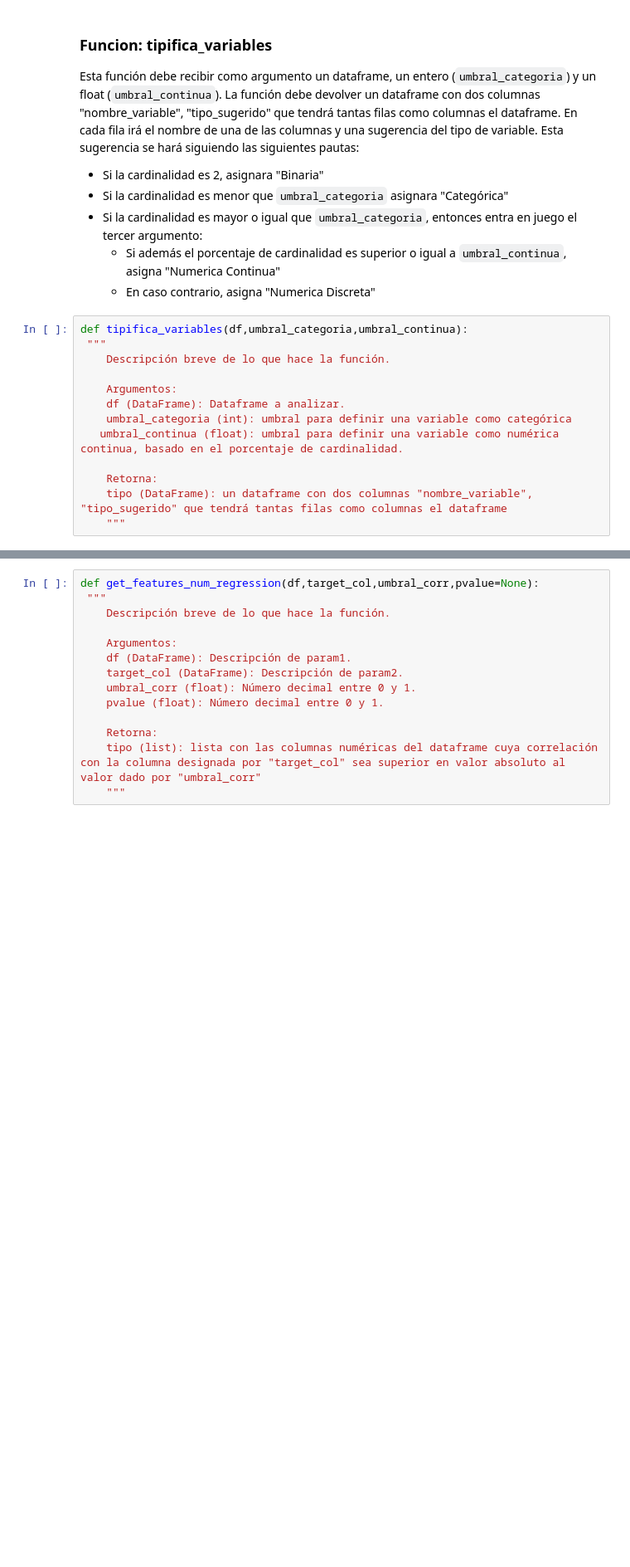
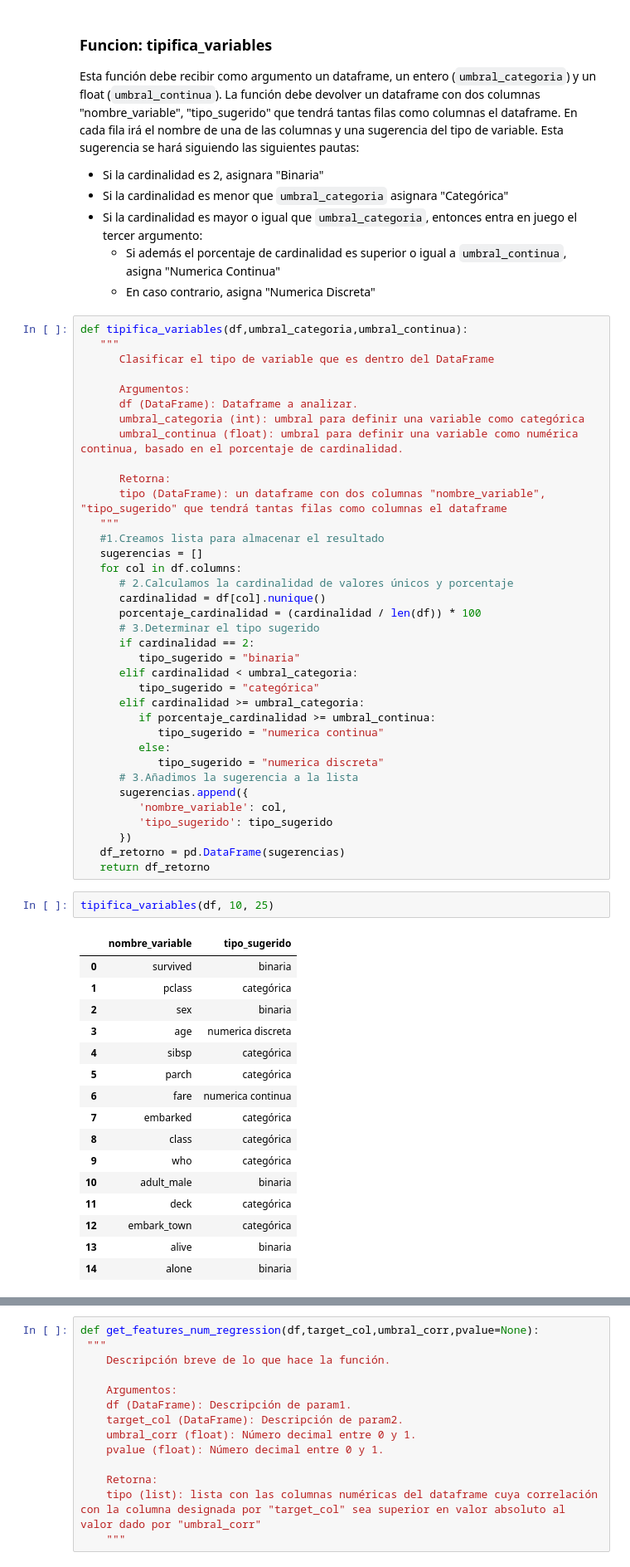
Before and after one commit to 94gema/TOOLBOX_THEBRIDGE, a Jupyter notebook: Team_Challenge_ToolBox_Iv2.ipynb, the cells around one changed output, grey strips where cells are left out. Shown at 83% size. Saved outputs shown, nothing was run; the diff lists cells and outputs as text; blank space fills up the shorter version.

```diff
--- a/Team_Challenge_ToolBox_Iv2.ipynb
+++ b/Team_Challenge_ToolBox_Iv2.ipynb
@@ -97,17 +122,59 @@ Esta función debe recibir como argumento un dataframe, un entero (`umbral_categ
     * En caso contrario, asigna "Numerica Discreta"
 # %%
 def tipifica_variables(df,umbral_categoria,umbral_continua):
- """
-    Descripción breve de lo que hace la función.
+   """
+      Clasificar el tipo de variable que es dentro del DataFrame
 
-    Argumentos:
-    df (DataFrame): Dataframe a analizar.
-    umbral_categoria (int): umbral para definir una variable como categórica
-   umbral_continua (float): umbral para definir una variable como numérica continua, basado en el porcentaje de cardinalidad.
+      Argumentos:
+      df (DataFrame): Dataframe a analizar.
+      umbral_categoria (int): umbral para definir una variable como categórica
+      umbral_continua (float): umbral para definir una variable como numérica continua, basado en el porcentaje de cardinalidad.
 
-    Retorna:
-    tipo (DataFrame): un dataframe con dos columnas "nombre_variable", "tipo_sugerido" que tendrá tantas filas como columnas el dataframe
-    """
+      Retorna:
+      tipo (DataFrame): un dataframe con dos columnas "nombre_variable", "tipo_sugerido" que tendrá tantas filas como columnas el dataframe
+   """
+   #1.Creamos lista para almacenar el resultado
+   sugerencias = []
+   for col in df.columns:
+      # 2.Calculamos la cardinalidad de valores únicos y porcentaje
+      cardinalidad = df[col].nunique()
+      porcentaje_cardinalidad = (cardinalidad / len(df)) * 100
+      # 3.Determinar el tipo sugerido
+      if cardinalidad == 2:
+         tipo_sugerido = "binaria"
+      elif cardinalidad < umbral_categoria:
+         tipo_sugerido = "categórica"
+      elif cardinalidad >= umbral_categoria:
+         if porcentaje_cardinalidad >= umbral_continua:
+            tipo_sugerido = "numerica continua"
+         else:
+            tipo_sugerido = "numerica discreta"
+      # 3.Añadimos la sugerencia a la lista
+      sugerencias.append({
+         'nombre_variable': col,
+         'tipo_sugerido': tipo_sugerido
+      })
+   df_retorno = pd.DataFrame(sugerencias)
+   return df_retorno
+# %%
+tipifica_variables(df, 10, 25)
+# %% [output]
+|  | nombre_variable | tipo_sugerido |
+| 0 | survived | binaria |
+| 1 | pclass | categórica |
+| 2 | sex | binaria |
+| 3 | age | numerica discreta |
+| 4 | sibsp | categórica |
+| 5 | parch | categórica |
+| 6 | fare | numerica continua |
+| 7 | embarked | categórica |
+| 8 | class | categórica |
+| 9 | who | categórica |
+| 10 | adult_male | binaria |
+| 11 | deck | categórica |
+| 12 | embark_town | categórica |
+| 13 | alive | binaria |
+| 14 | alone | binaria |
 # %% [markdown]
 ### Funcion: get_features_num_regression
 
```
Also changed, not shown: parts of 12 cells of this notebook.
